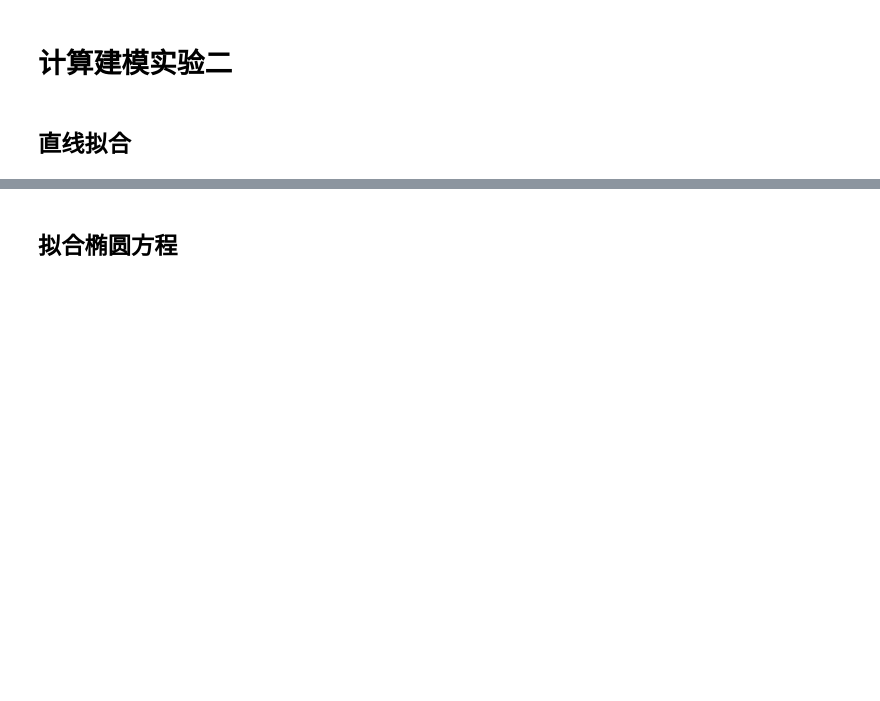
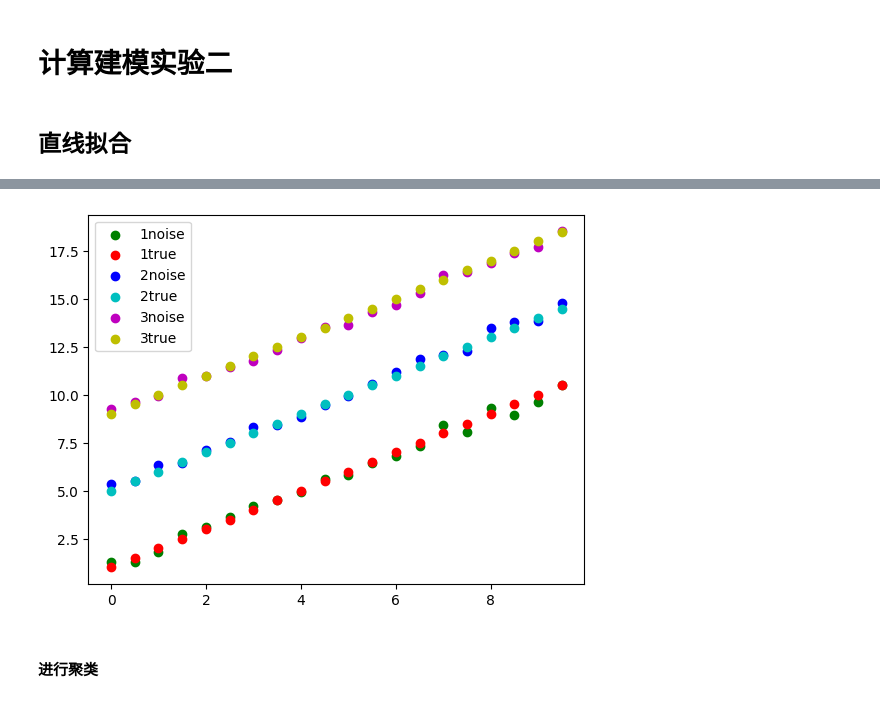
Before and after one commit to hit-fushibo/HitLearning, a Jupyter notebook: Learning/Computational_Modeling/lab2/lab2.ipynb, the cells around one changed output, grey strips where cells are left out. Cells and saved outputs as stored; diff of their text form; code cells hidden in the pictures; blank space fills up the shorter version.

```diff
--- a/Learning/Computational_Modeling/lab2/lab2.ipynb
+++ b/Learning/Computational_Modeling/lab2/lab2.ipynb
@@ -124,2 +76,25 @@ ValueError: Found array with 0 sample(s) (shape=(0, 1)) while a minimum of 1 is
+# %%
+x=np.arange(0,10,0.5)
+y1=x+1
+y2=x+5
+y3=x+9
+X=np.concatenate((x,x,x),axis=0)
+Y_true=np.concatenate((y1,y2,y3),axis=0)
+Y_noise=Y_true+np.random.normal(0,0.2,Y_true.shape)
+datasets_true=np.vstack((Y_true,X))
+datasets_noise=np.vstack((Y_noise,X))
+
+plt.figure()
+plt.scatter(datasets_noise[1,0:20],datasets_noise[0,0:20],label='1noise',c='g')
+plt.scatter(datasets_true[1,0:20],datasets_true[0,0:20],label='1true',c='r')
+plt.scatter(datasets_noise[1,20:40],datasets_noise[0,20:40],label='2noise',c='b')
+plt.scatter(datasets_true[1,20:40],datasets_true[0,20:40],label='2true',c='c')
+plt.scatter(datasets_noise[1,40:],datasets_noise[0,40:],label='3noise',c='m')
+plt.scatter(datasets_true[1,40:],datasets_true[0,40:],label='3true',c='y')
+
+plt.legend()
+plt.show()
+# %% [output]
+[figure, added]
 # %% [markdown]
-## 拟合椭圆方程
+#### 进行聚类
```
Also changed, not shown: parts of 19 cells of this notebook.
